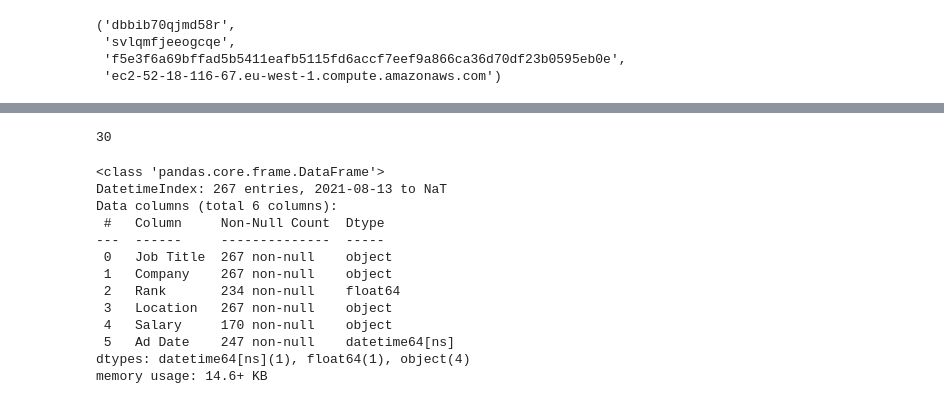
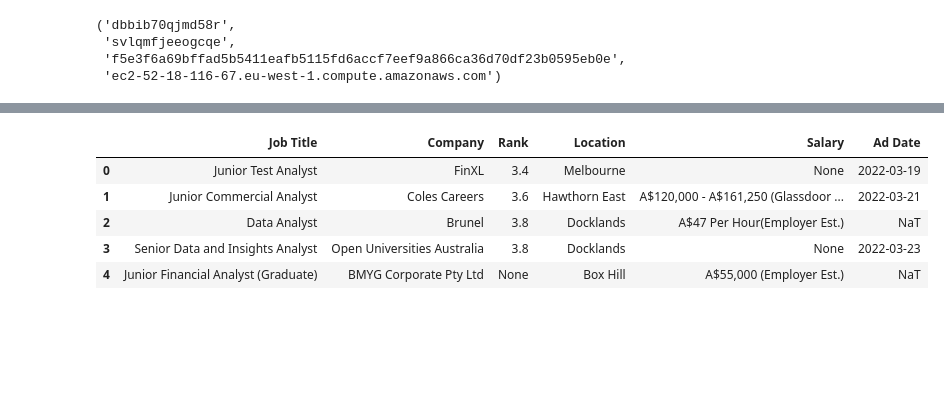
Before and after one commit to emadam/Glassdoor, a Jupyter notebook: notebooks/Glassdoor.ipynb, the cells around one changed output, grey strips where cells are left out. Drawn from its saved outputs; the diff is of its cells as text; code cells hidden in the pictures; blank space fills up the shorter version.

Commit message:
database config updated

```diff
--- a/notebooks/Glassdoor.ipynb
+++ b/notebooks/Glassdoor.ipynb
@@ -37,0 +49,3 @@ DATABASE, USERNAME, PASSWORD, HOST
+# %%
+engine = create_engine(
+    f"postgresql://{USERNAME}:{PASSWORD}@{HOST}:5432/{DATABASE}")
@@ -167,6 +172,0 @@ memory usage: 1.5+ KB
-# %%
-engine = create_engine(f"postgresql://{USERNAME}:{PASSWORD}@{HOST}:5432/{DATABASE}")
-# %%
-job_data.to_sql("job_data", engine, if_exists='append', index=False)
-# %% [output]
-30
@@ -175,3 +177,12 @@ jobs_stored = pd.read_sql("job_data", engine)
+# %%
+jobs_stored.head()
+# %% [output]
+|  | Job Title | Company | Rank | Location | Salary | Ad Date |
+| 0 | Junior Test Analyst | FinXL | 3.4 | Melbourne | None | 2022-03-19 |
+| 1 | Junior Commercial Analyst | Coles Careers | 3.6 | Hawthorn East | A$120,000 - A$161,250 (Glassdoor ... | 2022-03-21 |
+| 2 | Data Analyst | Brunel | 3.8 | Docklands | A$47 Per Hour(Employer Est.) | NaT |
+| 3 | Senior Data and Insights Analyst | Open Universities Australia | 3.8 | Docklands | None | 2022-03-23 |
+| 4 | Junior Financial Analyst (Graduate) | BMYG Corporate Pty Ltd | None | Box Hill | A$55,000 (Employer Est.) | NaT |
 # %%
 jobs_stored['Ad Date'] = pd.to_datetime(jobs_stored['Ad Date'])
 jobs_stored.sort_values(by=['Ad Date'], inplace=True)
@@ -180,20 +191,6 @@ ad_count = jobs_stored.groupby('Ad Date').size()
 jobs_stored = jobs_stored.set_index(pd.DatetimeIndex(jobs_stored['Ad Date'])).sort_index()
 # %%
 jobs_stored.info()
-# %% [output]
-<class 'pandas.core.frame.DataFrame'>
-DatetimeIndex: 267 entries, 2021-08-13 to NaT
-Data columns (total 6 columns):
- #   Column     Non-Null Count  Dtype
----  ------     --------------  -----
- 0   Job Title  267 non-null    object
- 1   Company    267 non-null    object
- 2   Rank       234 non-null    float64
- 3   Location   267 non-null    object
- 4   Salary     170 non-null    object
- 5   Ad Date    247 non-null    datetime64[ns]
-dtypes: datetime64[ns](1), float64(1), object(4)
-memory usage: 14.6+ KB
 # %%
 import regex as re
 # %%
```
Also changed, not shown: parts of 13 cells of this notebook, 1 other file.
